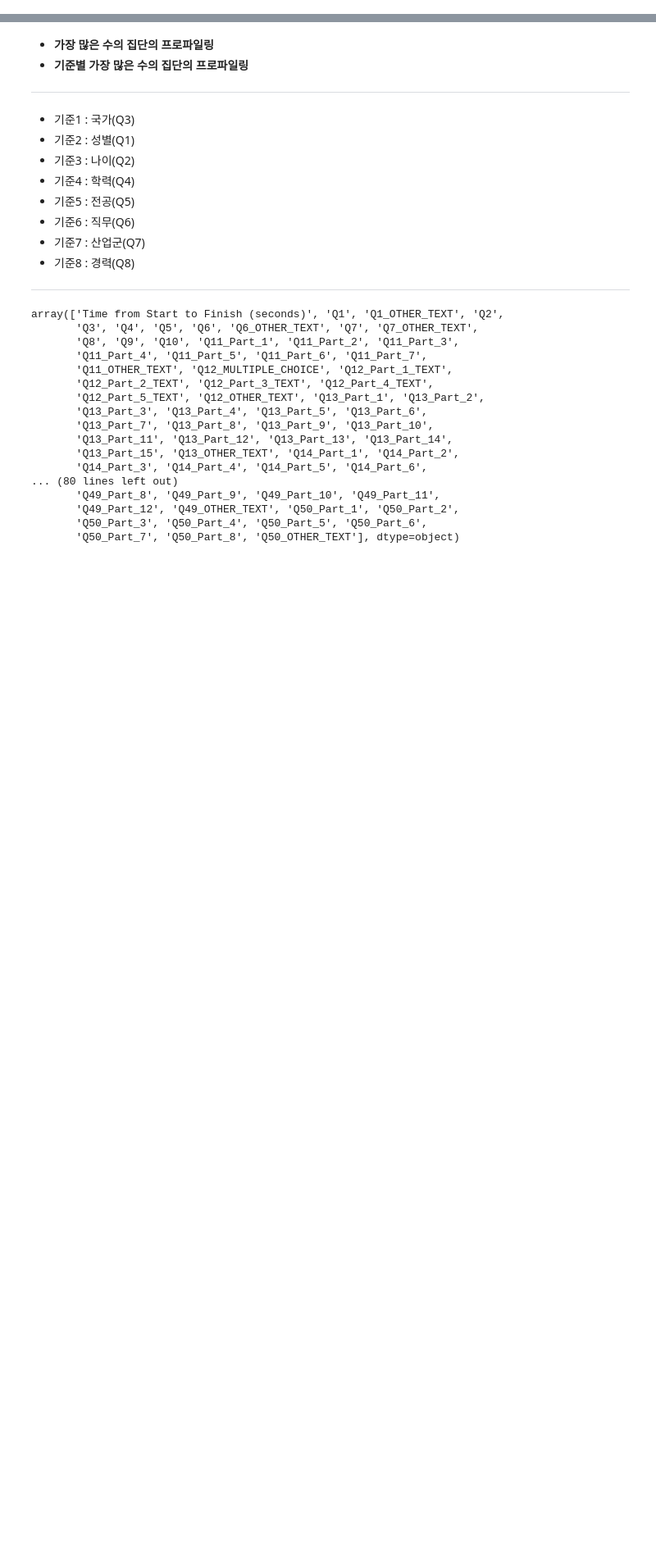
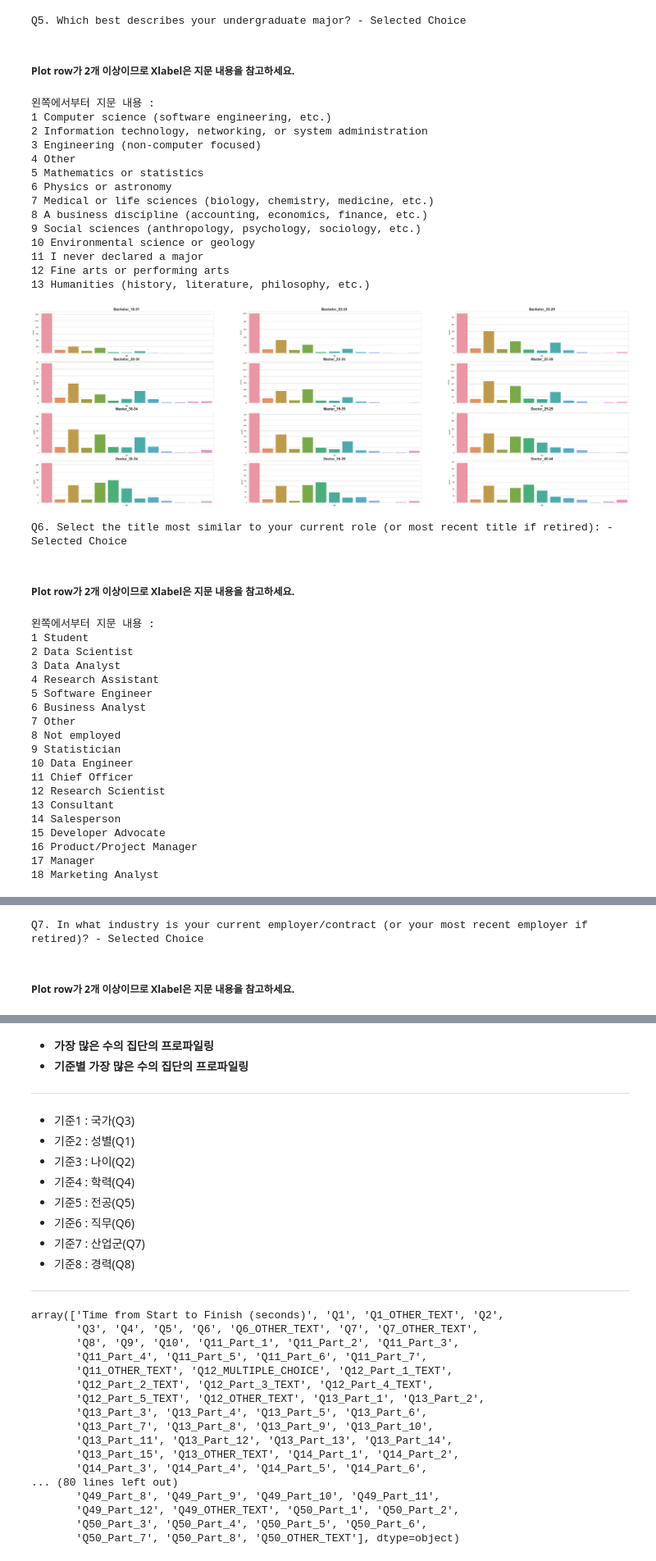
Before and after one commit to DanialDaeHyunNam/2018-Kaggle-ML-And-DS-Survey-Challenge, a Jupyter notebook: HyowonJang/Project_Root/Untitled.ipynb, the cells around one changed output, grey strips where cells are left out. Shown at 82% size. Saved outputs shown, nothing was run; the diff lists cells and outputs as text; code cells hidden in the pictures; blank space fills up the shorter version.

```diff
--- a/HyowonJang/Project_Root/Untitled.ipynb
+++ b/HyowonJang/Project_Root/Untitled.ipynb
@@ -25,2 +43,2 @@
 # %%
-# ks = pf.KaggleSurvey(is_update=False)
+ks = pf.KaggleSurvey(is_update=False)
@@ -50,0 +290,29 @@ df.head(15)
+# %%
+df_1 = df[(df['Q2']=="18-21")&(df['Q4']=="Bachelor’s degree")]
+df_2 = df[(df['Q2']=="22-24")&(df['Q4']=="Bachelor’s degree")]
+df_3 = df[(df['Q2']=="25-29")&(df['Q4']=="Bachelor’s degree")]
+df_4 = df[(df['Q2']=="30-34")&(df['Q4']=="Bachelor’s degree")]
+
+df_5 = df[(df['Q2']=="22-24")&(df['Q4']=="Master’s degree")]
+df_6 = df[(df['Q2']=="25-29")&(df['Q4']=="Master’s degree")]
+df_7 = df[(df['Q2']=="30-34")&(df['Q4']=="Master’s degree")]
+df_8 = df[(df['Q2']=="35-39")&(df['Q4']=="Master’s degree")]
+
+df_9 = df[(df['Q2']=="25-29")&(df['Q4']=="Doctoral degree")]
+df_10 = df[(df['Q2']=="30-34")&(df['Q4']=="Doctoral degree")]
+df_11 = df[(df['Q2']=="35-39")&(df['Q4']=="Doctoral degree")]
+df_12 = df[(df['Q2']=="40-44")&(df['Q4']=="Doctoral degree")]
+# %%
+dfs = {
+    "Bachelor_18-21":df_1,
+    "Bachelor_22-24":df_2,
+    "Bachelor_25-29":df_3,
+    "Bachelor_30-34":df_4,
+    "Master_22-24":df_5,
+    "Master_25-29":df_6,
+    "Master_30-34":df_7,
+    "Master_35-39":df_8,
+    "Doctor_25-29":df_9,
+    "Doctor_30-34":df_10,
+    "Doctor_35-39":df_11,
+    "Doctor_40-44":df_12}
@@ -50,0 +338,44 @@ df.head(15)
+# %%
+ks.draw_plot(5, dfs_=dfs) # 특이점 없음
+ks.draw_plot(6, dfs_=dfs) # ★★★
+ks.draw_plot(7, dfs_=dfs) # 특이점 없음
+ks.draw_plot(9, dfs_=dfs) # 특이점 없음
+# %% [output]
+Q5. Which best describes your undergraduate major? - Selected Choice
+##### Plot row가 2개 이상이므로 Xlabel은 지문 내용을 참고하세요.
+왼쪽에서부터 지문 내용 :
+1 Computer science (software engineering, etc.)
+2 Information technology, networking, or system administration
+3 Engineering (non-computer focused)
+4 Other
+5 Mathematics or statistics
+6 Physics or astronomy
+7 Medical or life sciences (biology, chemistry, medicine, etc.)
+8 A business discipline (accounting, economics, finance, etc.)
+9 Social sciences (anthropology, psychology, sociology, etc.)
+10 Environmental science or geology
+11 I never declared a major
+12 Fine arts or performing arts
+13 Humanities (history, literature, philosophy, etc.)
+[figure, added]
+Q6. Select the title most similar to your current role (or most recent title if retired): - Selected Choice
+##### Plot row가 2개 이상이므로 Xlabel은 지문 내용을 참고하세요.
+왼쪽에서부터 지문 내용 :
+1 Student
+2 Data Scientist
+3 Data Analyst
+4 Research Assistant
+5 Software Engineer
+6 Business Analyst
+7 Other
+8 Not employed
+9 Statistician
+10 Data Engineer
+11 Chief Officer
+12 Research Scientist
+13 Consultant
+14 Salesperson
+15 Developer Advocate
+16 Product/Project Manager
+17 Manager
+18 Marketing Analyst
@@ -50,0 +383,2 @@ df.head(15)
+Q7. In what industry is your current employer/contract (or your most recent employer if retired)? - Selected Choice
+##### Plot row가 2개 이상이므로 Xlabel은 지문 내용을 참고하세요.
```
Also changed, not shown: parts of 37 cells of this notebook, 1 other file.
